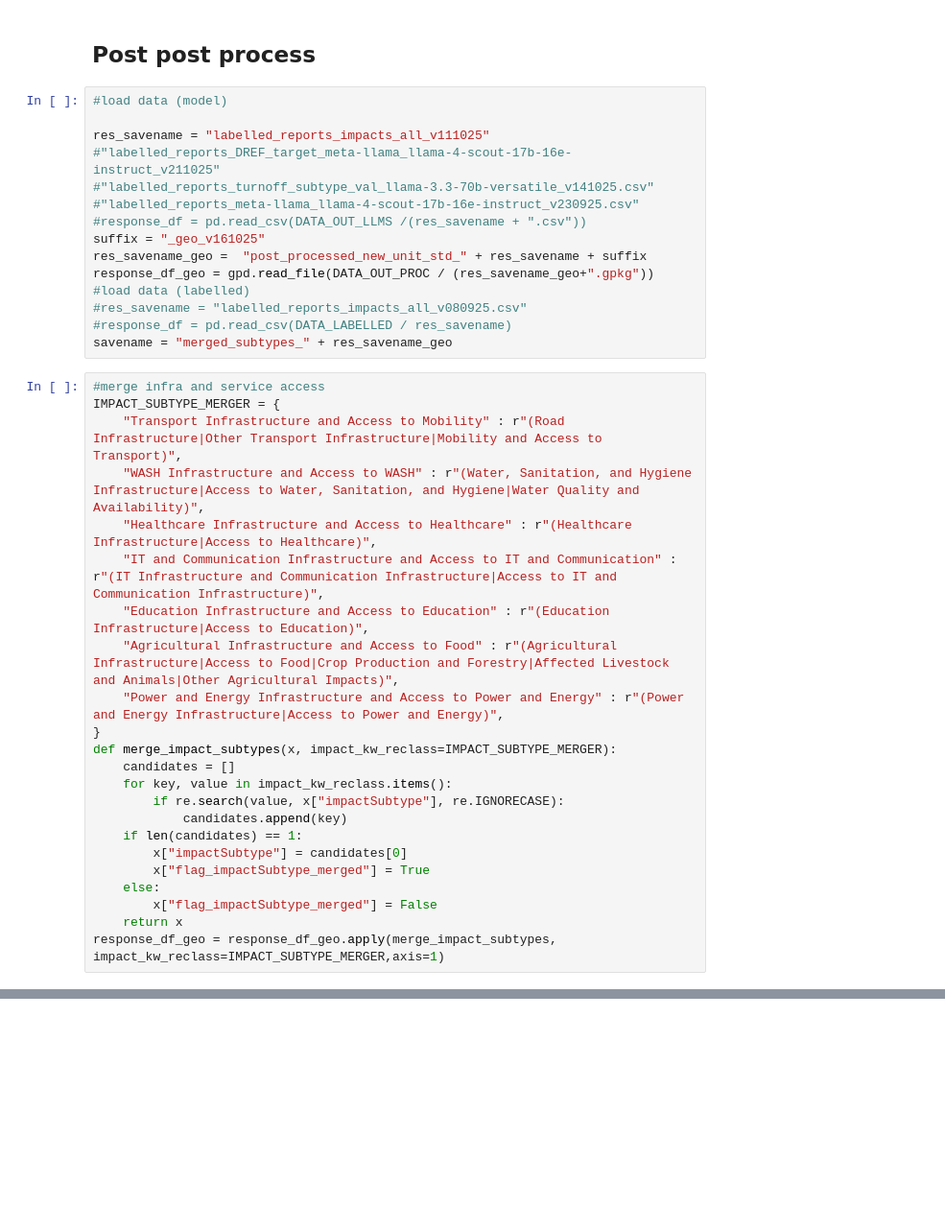
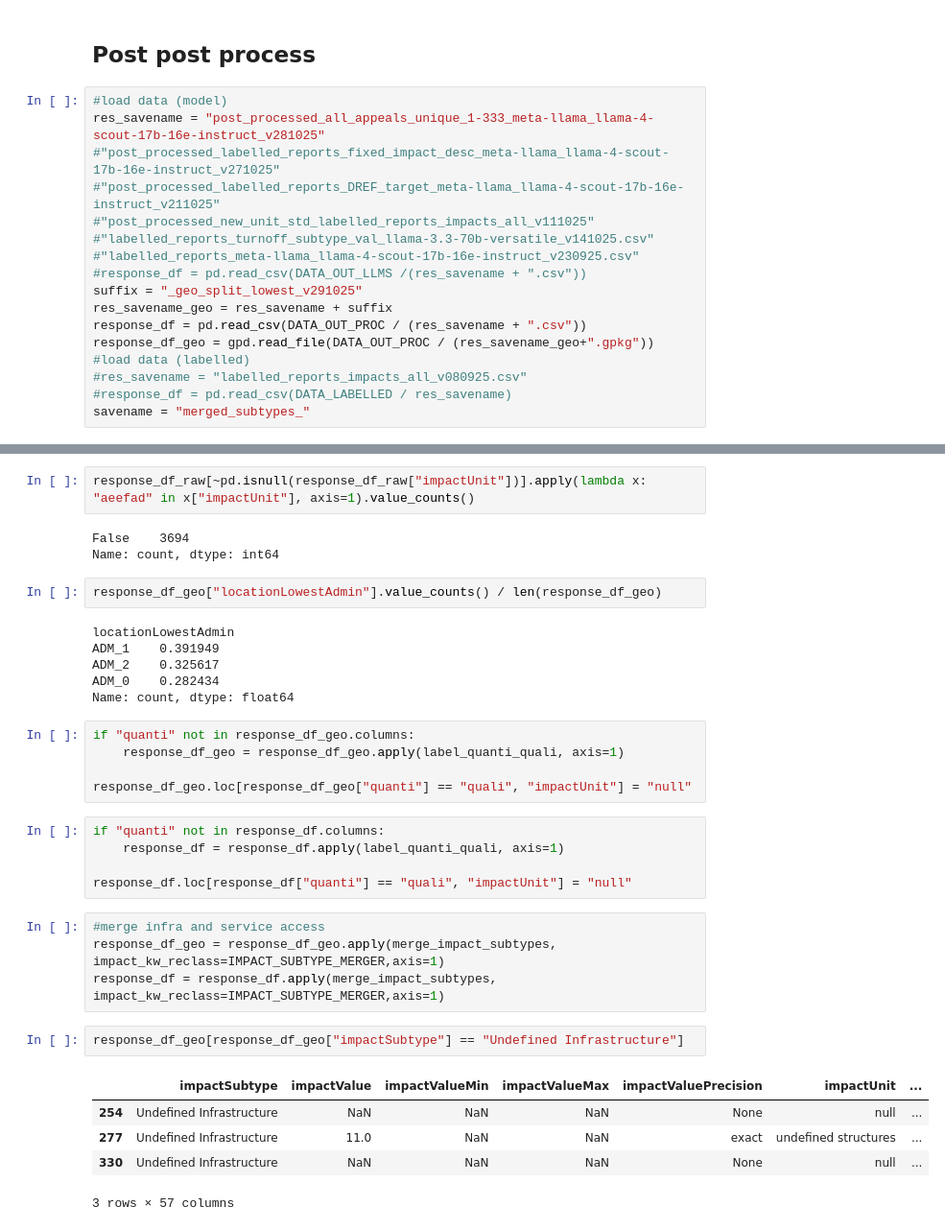
Before and after one commit to luseverin/ROUGE_database, a Jupyter notebook: notebooks/data_post_process.ipynb, the cells around one changed output, grey strips where cells are left out. Shown at 96% size. Saved outputs shown, nothing was run; the diff lists cells and outputs as text; blank space fills up the shorter version.

Commit message:
Test merging of subtypes

```diff
--- a/notebooks/data_post_process.ipynb
+++ b/notebooks/data_post_process.ipynb
@@ -322,39 +311,18 @@ response_df_proc.to_csv(DATA_OUT_PROC / savename, index=False)
 ## Post post process
 # %%
 #load data (model)
-
-res_savename = "labelled_reports_impacts_all_v111025"
-#"labelled_reports_DREF_target_meta-llama_llama-4-scout-17b-16e-instruct_v211025"
+res_savename = "post_processed_all_appeals_unique_1-333_meta-llama_llama-4-scout-17b-16e-instruct_v281025"
+#"post_processed_labelled_reports_fixed_impact_desc_meta-llama_llama-4-scout-17b-16e-instruct_v271025"
+#"post_processed_labelled_reports_DREF_target_meta-llama_llama-4-scout-17b-16e-instruct_v211025"
+#"post_processed_new_unit_std_labelled_reports_impacts_all_v111025"
 #"labelled_reports_turnoff_subtype_val_llama-3.3-70b-versatile_v141025.csv"
 #"labelled_reports_meta-llama_llama-4-scout-17b-16e-instruct_v230925.csv"
 #response_df = pd.read_csv(DATA_OUT_LLMS /(res_savename + ".csv"))
-suffix = "_geo_v161025"
-res_savename_geo =  "post_processed_new_unit_std_" + res_savename + suffix
+suffix = "_geo_split_lowest_v291025"
+res_savename_geo = res_savename + suffix
+response_df = pd.read_csv(DATA_OUT_PROC / (res_savename + ".csv"))
 response_df_geo = gpd.read_file(DATA_OUT_PROC / (res_savename_geo+".gpkg"))
 #load data (labelled)
 #res_savename = "labelled_reports_impacts_all_v080925.csv"
 #response_df = pd.read_csv(DATA_LABELLED / res_savename)
-savename = "merged_subtypes_" + res_savename_geo
+savename = "merged_subtypes_"
-# %%
-#merge infra and service access
-IMPACT_SUBTYPE_MERGER = {
-    "Transport Infrastructure and Access to Mobility" : r"(Road Infrastructure|Other Transport Infrastructure|Mobility and Access to Transport)",
-    "WASH Infrastructure and Access to WASH" : r"(Water, Sanitation, and Hygiene Infrastructure|Access to Water, Sanitation, and Hygiene|Water Quality and Availability)",
-    "Healthcare Infrastructure and Access to Healthcare" : r"(Healthcare Infrastructure|Access to Healthcare)",
-    "IT and Communication Infrastructure and Access to IT and Communication" : r"(IT Infrastructure and Communication Infrastructure|Access to IT and Communication Infrastructure)",
-    "Education Infrastructure and Access to Education" : r"(Education Infrastructure|Access to Education)",
-    "Agricultural Infrastructure and Access to Food" : r"(Agricultural Infrastructure|Access to Food|Crop Production and Forestry|Affected Livestock and Animals|Other Agricultural Impacts)",
-    "Power and Energy Infrastructure and Access to Power and Energy" : r"(Power and Energy Infrastructure|Access to Power and Energy)",
-}
-def merge_impact_subtypes(x, impact_kw_reclass=IMPACT_SUBTYPE_MERGER):
-    candidates = []
-    for key, value in impact_kw_reclass.items():
-        if re.search(value, x["impactSubtype"], re.IGNORECASE):
-            candidates.append(key)
-    if len(candidates) == 1:
-        x["impactSubtype"] = candidates[0]
-        x["flag_impactSubtype_merged"] = True
-    else:
-        x["flag_impactSubtype_merged"] = False
-    return x
-response_df_geo = response_df_geo.apply(merge_impact_subtypes, impact_kw_reclass=IMPACT_SUBTYPE_MERGER,axis=1)
@@ -360,0 +354,35 @@ response_df_geo = response_df_geo.apply(merge_impact_subtypes, impact_kw_reclass
+# %%
+response_df_raw[~pd.isnull(response_df_raw["impactUnit"])].apply(lambda x: "aeefad" in x["impactUnit"], axis=1).value_counts()
+# %% [output]
+False    3694
+Name: count, dtype: int64
+# %%
+response_df_geo["locationLowestAdmin"].value_counts() / len(response_df_geo)
+# %% [output]
+locationLowestAdmin
+ADM_1    0.391949
+ADM_2    0.325617
+ADM_0    0.282434
+Name: count, dtype: float64
+# %%
+if "quanti" not in response_df_geo.columns:
+    response_df_geo = response_df_geo.apply(label_quanti_quali, axis=1)
+
+response_df_geo.loc[response_df_geo["quanti"] == "quali", "impactUnit"] = "null"
+# %%
+if "quanti" not in response_df.columns:
+    response_df = response_df.apply(label_quanti_quali, axis=1)
+
+response_df.loc[response_df["quanti"] == "quali", "impactUnit"] = "null"
+# %%
+#merge infra and service access
+response_df_geo = response_df_geo.apply(merge_impact_subtypes, impact_kw_reclass=IMPACT_SUBTYPE_MERGER,axis=1)
+response_df = response_df.apply(merge_impact_subtypes, impact_kw_reclass=IMPACT_SUBTYPE_MERGER,axis=1)
+# %%
+response_df_geo[response_df_geo["impactSubtype"] == "Undefined Infrastructure"]
+# %% [output]
+|  | impactSubtype | impactValue | impactValueMin | impactValueMax | impactValuePrecision | impactUnit | ... |
+| 254 | Undefined Infrastructure | NaN | NaN | NaN | None | null | ... |
+| 277 | Undefined Infrastructure | 11.0 | NaN | NaN | exact | undefined structures | ... |
+| 330 | Undefined Infrastructure | NaN | NaN | NaN | None | null | ... |
+3 rows × 57 columns
```
Also changed, not shown: parts of 10 cells of this notebook.
